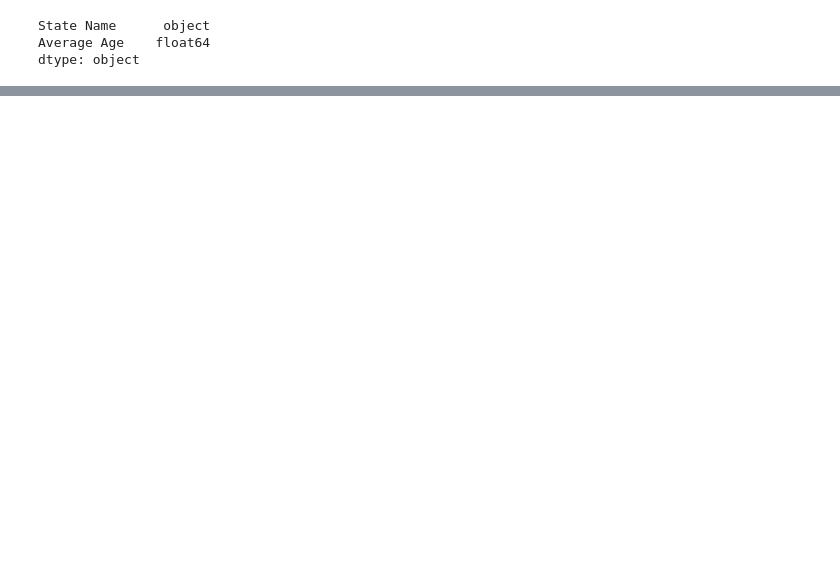
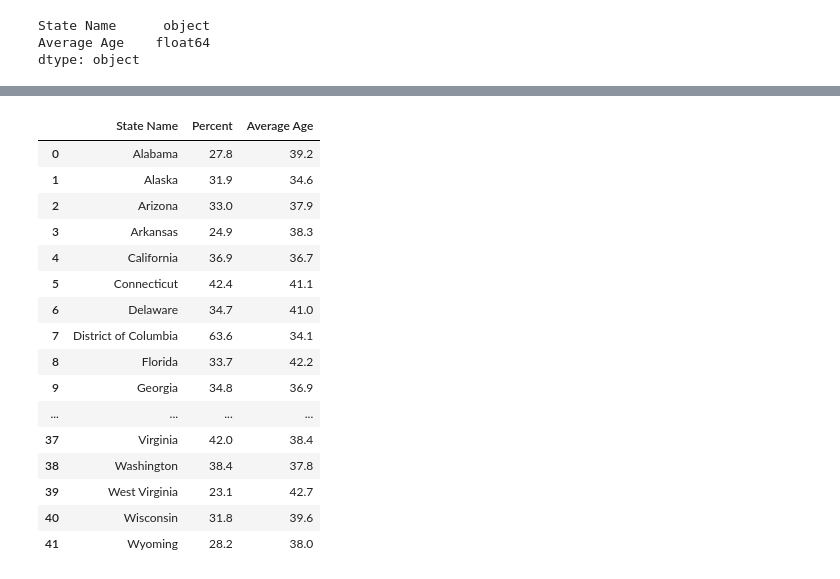
Before and after one commit to XiaoLiang28/vis, a Jupyter notebook: ps3.ipynb, the cells around one changed output, grey strips where cells are left out. Cells and saved outputs as stored; diff of their text form; code cells hidden in the pictures; blank space fills up the shorter version.

```diff
--- a/ps3.ipynb
+++ b/ps3.ipynb
@@ -165,0 +273,21 @@ KeyError: ignored
+# %%
+mergedInner = pd.merge(edu2020, age2020, how='inner', on=['State Name'])
+mergedInner
+# %% [output]
+|  | State Name | Percent | Average Age |
+| 0 | Alabama | 27.8 | 39.2 |
+| 1 | Alaska | 31.9 | 34.6 |
+| 2 | Arizona | 33.0 | 37.9 |
+| 3 | Arkansas | 24.9 | 38.3 |
+| 4 | California | 36.9 | 36.7 |
+| 5 | Connecticut | 42.4 | 41.1 |
+| 6 | Delaware | 34.7 | 41.0 |
+| 7 | District of Columbia | 63.6 | 34.1 |
+| 8 | Florida | 33.7 | 42.2 |
+| 9 | Georgia | 34.8 | 36.9 |
+| ... | ... | ... | ... |
+| 37 | Virginia | 42.0 | 38.4 |
+| 38 | Washington | 38.4 | 37.8 |
+| 39 | West Virginia | 23.1 | 42.7 |
+| 40 | Wisconsin | 31.8 | 39.6 |
+| 41 | Wyoming | 28.2 | 38.0 |
```
Also changed, not shown: parts of 17 cells of this notebook.
